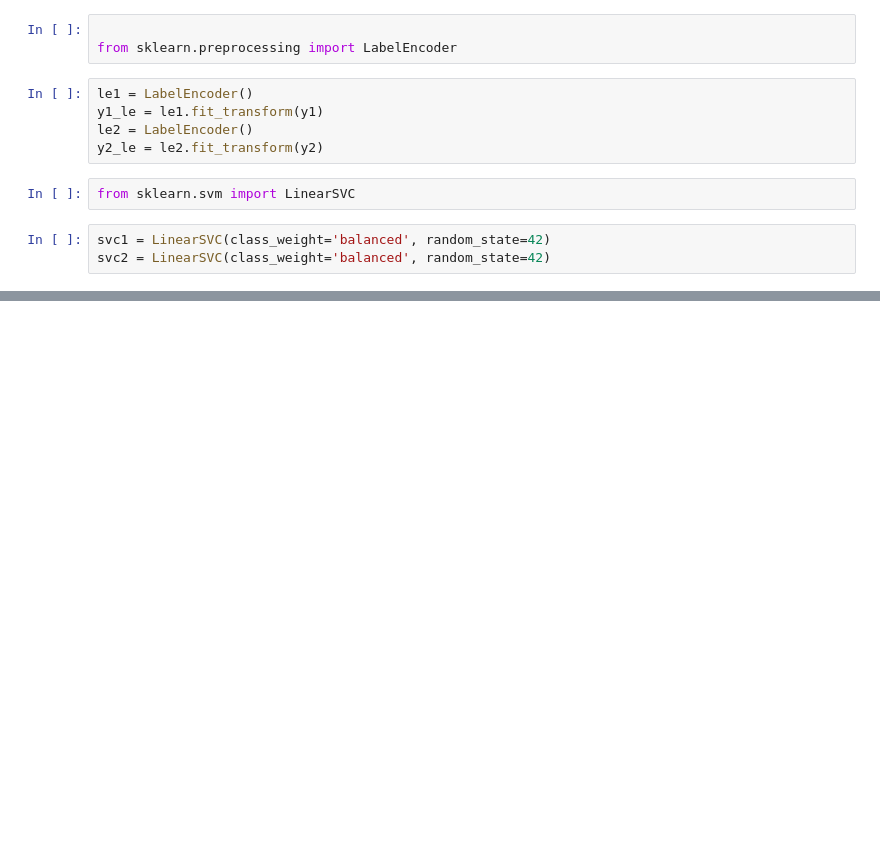
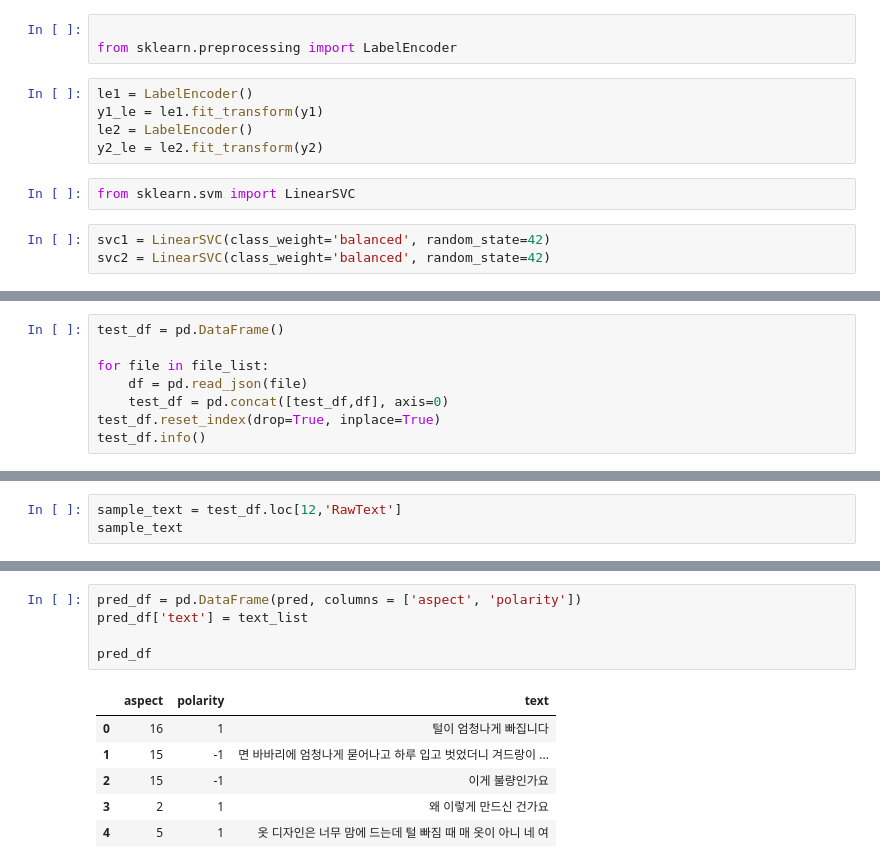
Before and after one commit to SeoYun-Y/study, a Jupyter notebook: multicampus_practice/20260604/04_review.ipynb, the cells around one changed output, grey strips where cells are left out. Cells and saved outputs as stored; diff of their text form; blank space fills up the shorter version.

```diff
--- a/multicampus_practice/20260604/04_review.ipynb
+++ b/multicampus_practice/20260604/04_review.ipynb
@@ -205,0 +518,8 @@ svc2 = LinearSVC(class_weight='balanced', random_state=42)
+# %%
+test_df = pd.DataFrame()
+
+for file in file_list:
+    df = pd.read_json(file)
+    test_df = pd.concat([test_df,df], axis=0)
+test_df.reset_index(drop=True, inplace=True)
+test_df.info()
@@ -205,0 +546,3 @@ svc2 = LinearSVC(class_weight='balanced', random_state=42)
+# %%
+sample_text = test_df.loc[12,'RawText']
+sample_text
@@ -205,0 +571,12 @@ svc2 = LinearSVC(class_weight='balanced', random_state=42)
+# %%
+pred_df = pd.DataFrame(pred, columns = ['aspect', 'polarity'])
+pred_df['text'] = text_list
+
+pred_df
+# %% [output]
+|  | aspect | polarity | text |
+| 0 | 16 | 1 | 털이 엄청나게 빠집니다 |
+| 1 | 15 | -1 | 면 바바리에 엄청나게 묻어나고 하루 입고 벗었더니 겨드랑이 ... |
+| 2 | 15 | -1 | 이게 불량인가요 |
+| 3 | 2 | 1 | 왜 이렇게 만드신 건가요 |
+| 4 | 5 | 1 | 옷 디자인은 너무 맘에 드는데 털 빠짐 때 매 옷이 아니 네 여 |
```
Also changed, not shown: parts of 60 cells of this notebook, 5 other files.
